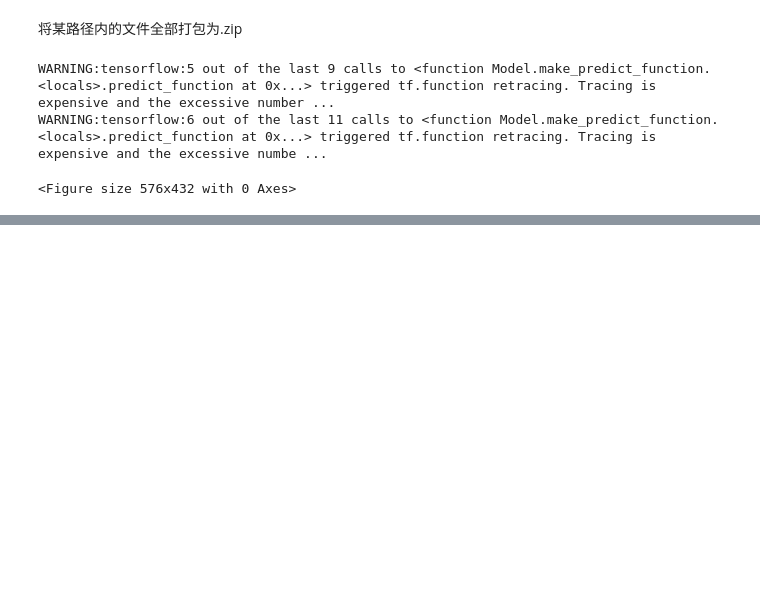
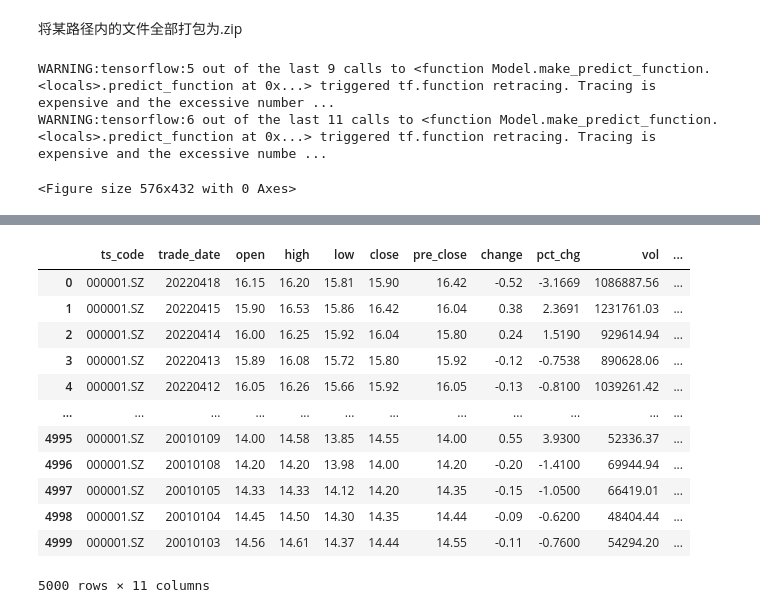
Before and after one commit to 0mega0/Stock_Prediction, a Jupyter notebook: quick.ipynb, the cells around one changed output, grey strips where cells are left out. Drawn from its saved outputs; the diff is of its cells as text; code cells hidden in the pictures; blank space fills up the shorter version.

```diff
--- a/quick.ipynb
+++ b/quick.ipynb
@@ -66,0 +103,20 @@ WARNING:tensorflow:6 out of the last 11 calls to <function Model.make_predict_fu
+# %%
+import tushare as ts
+
+pro = ts.pro_api('711feb83aee69bfac89a056c9d77b9776a61dd306222bddb9b9d09f7')
+df = pro.daily(ts_code='000001.SZ' ,start_date='19000101', end_date='20221231')
+df
+# %% [output]
+|  | ts_code | trade_date | open | high | low | close | pre_close | change | pct_chg | vol | ... |
+| 0 | 000001.SZ | 20220418 | 16.15 | 16.20 | 15.81 | 15.90 | 16.42 | -0.52 | -3.1669 | 1086887.56 | ... |
+| 1 | 000001.SZ | 20220415 | 15.90 | 16.53 | 15.86 | 16.42 | 16.04 | 0.38 | 2.3691 | 1231761.03 | ... |
+| 2 | 000001.SZ | 20220414 | 16.00 | 16.25 | 15.92 | 16.04 | 15.80 | 0.24 | 1.5190 | 929614.94 | ... |
+| 3 | 000001.SZ | 20220413 | 15.89 | 16.08 | 15.72 | 15.80 | 15.92 | -0.12 | -0.7538 | 890628.06 | ... |
+| 4 | 000001.SZ | 20220412 | 16.05 | 16.26 | 15.66 | 15.92 | 16.05 | -0.13 | -0.8100 | 1039261.42 | ... |
+| ... | ... | ... | ... | ... | ... | ... | ... | ... | ... | ... | ... |
+| 4995 | 000001.SZ | 20010109 | 14.00 | 14.58 | 13.85 | 14.55 | 14.00 | 0.55 | 3.9300 | 52336.37 | ... |
+| 4996 | 000001.SZ | 20010108 | 14.20 | 14.20 | 13.98 | 14.00 | 14.20 | -0.20 | -1.4100 | 69944.94 | ... |
+| 4997 | 000001.SZ | 20010105 | 14.33 | 14.33 | 14.12 | 14.20 | 14.35 | -0.15 | -1.0500 | 66419.01 | ... |
+| 4998 | 000001.SZ | 20010104 | 14.45 | 14.50 | 14.30 | 14.35 | 14.44 | -0.09 | -0.6200 | 48404.44 | ... |
+| 4999 | 000001.SZ | 20010103 | 14.56 | 14.61 | 14.37 | 14.44 | 14.55 | -0.11 | -0.7600 | 54294.20 | ... |
+5000 rows × 11 columns
```
Also changed, not shown: parts of 1 cell of this notebook, 22 other files.
